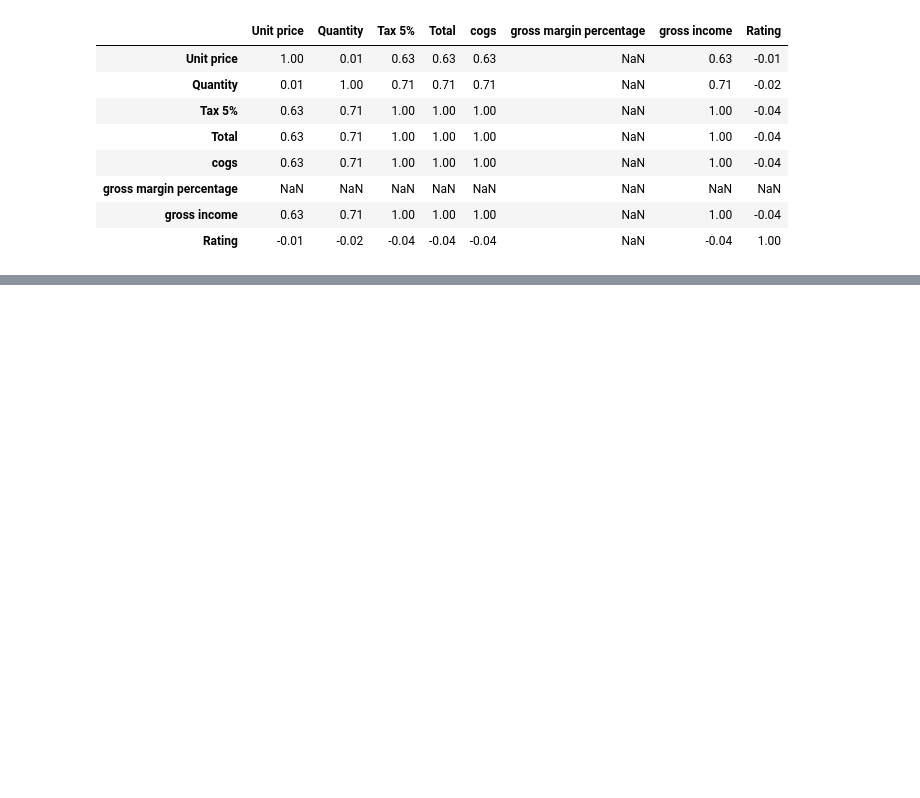
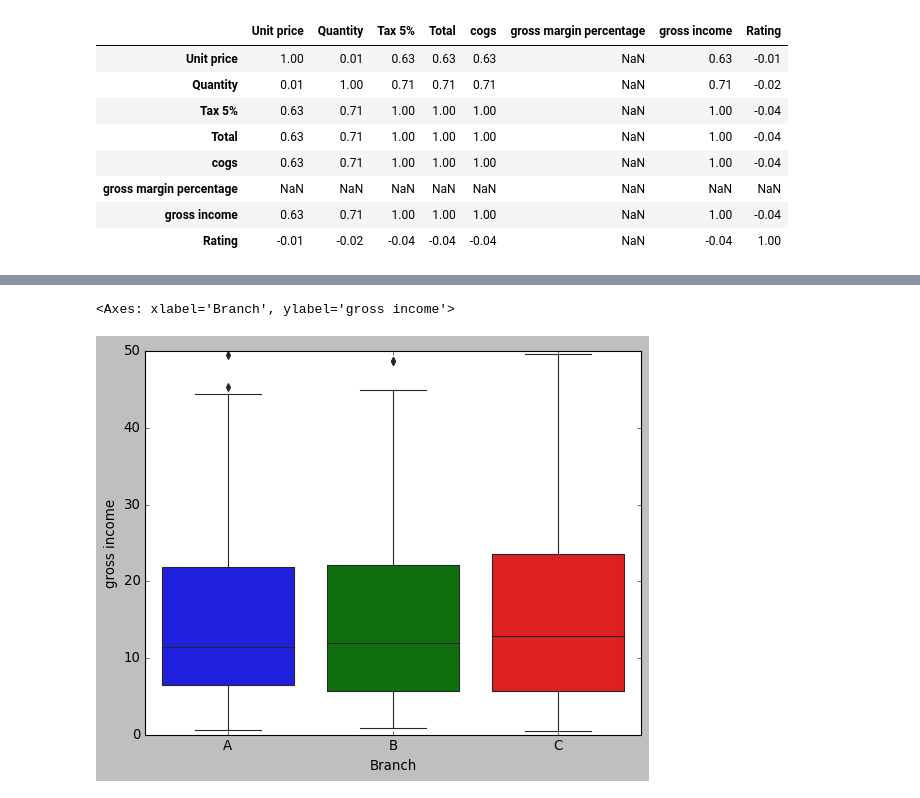
Before and after one commit to FariH004/Supermarket-Sales-Analysis, a Jupyter notebook: code.ipynb, the cells around one changed output, grey strips where cells are left out. Drawn from its saved outputs; the diff is of its cells as text; code cells hidden in the pictures; blank space fills up the shorter version.

```diff
--- a/code.ipynb
+++ b/code.ipynb
@@ -261,0 +271,5 @@ sns.scatterplot(x='Rating', y='gross income', data=sales)
+# %%
+sns.boxplot(x=sales['Branch'], y=sales['gross income'])
+# %% [output]
+<Axes: xlabel='Branch', ylabel='gross income'>
+[figure, added]
```
Also changed, not shown: parts of 22 cells of this notebook.
